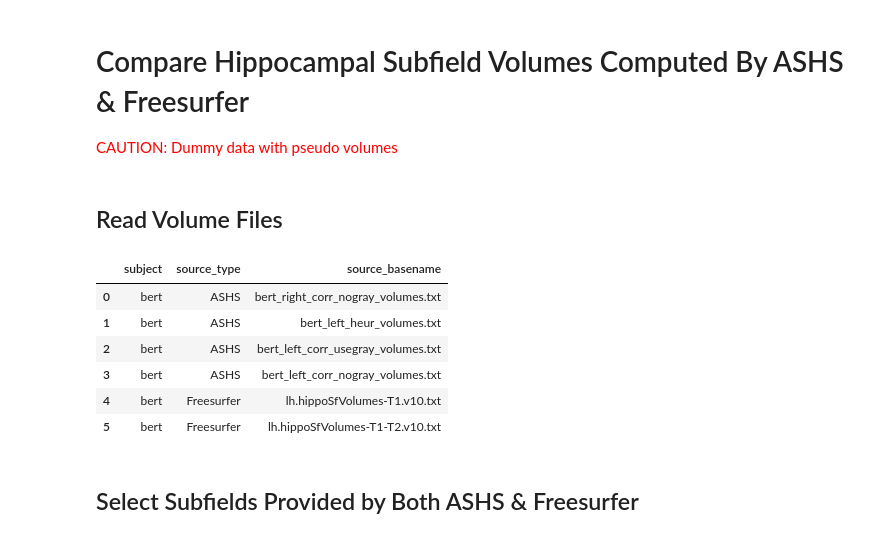
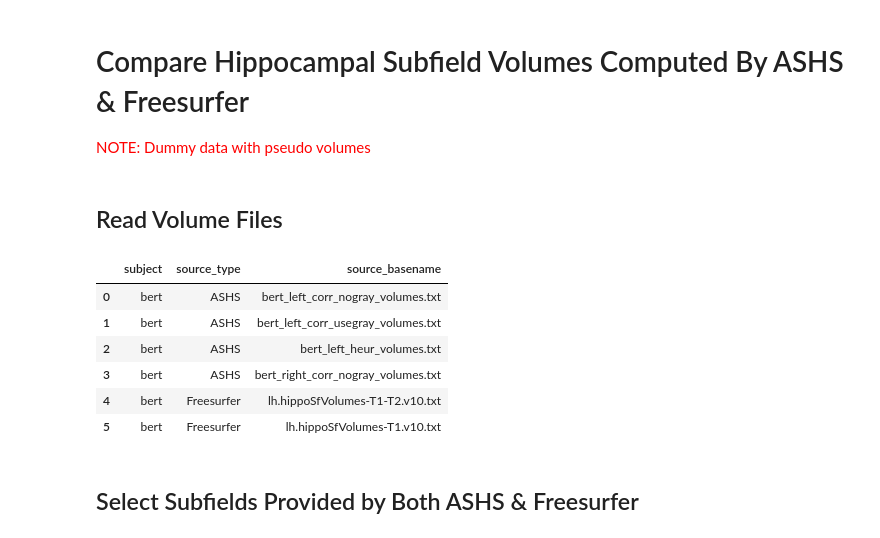
Before and after one commit to fphammerle/freesurfer-volume-reader, a Jupyter notebook: examples/compare_ashs_freesurfer_hipposf.ipynb, the cells around one changed output. Saved outputs shown, nothing was run; the diff lists cells and outputs as text; code cells hidden in the pictures.

Commit message:
examples: sort output of some cells to improve reproducibility

```diff
--- a/examples/compare_ashs_freesurfer_hipposf.ipynb
+++ b/examples/compare_ashs_freesurfer_hipposf.ipynb
@@ -1,7 +1,7 @@
 # %% [markdown]
 # Compare Hippocampal Subfield Volumes Computed By ASHS & Freesurfer
 
-<font color='red'>CAUTION: Dummy data with pseudo volumes</font>
+<font color='red'>NOTE: Dummy data with pseudo volumes</font>
 # %%
 SUBJECTS_DIR = '../tests/subjects'
 SUBJECT = 'bert'
@@ -10,30 +10,31 @@ SUBJECT = 'bert'
 # %%
 import os, pandas
 from freesurfer_volume_reader import SubfieldVolumeFile, ashs, freesurfer
 
 def read_volume_file(volume_file: SubfieldVolumeFile) -> pandas.DataFrame:
     volume_frame = volume_file.read_volumes_dataframe()
     volume_frame['source_basename'] = os.path.basename(volume_file.absolute_path)
     return volume_frame
 
 def find_read_volume_files(source_type: str, volume_type) -> pandas.DataFrame:
     volume_files = filter(lambda f: f.subject == SUBJECT, volume_type.find(SUBJECTS_DIR))
     frame = pandas.concat(map(read_volume_file, volume_files))
     frame['source_type'] = source_type
     return frame
 
 volume_frame = pandas.concat([find_read_volume_files('ASHS', ashs.HippocampalSubfieldsVolumeFile),
                               find_read_volume_files('Freesurfer', freesurfer.HippocampalSubfieldsVolumeFile)],
                              sort=False)
-volume_frame[['subject', 'source_type', 'source_basename']].drop_duplicates().reset_index(drop=True)
+volume_frame[['subject', 'source_type', 'source_basename']].drop_duplicates() \
+    .sort_values(by='source_basename').reset_index(drop=True)
 # %% [output]
 |  | subject | source_type | source_basename |
-| 0 | bert | ASHS | bert_right_corr_nogray_volumes.txt |
-| 1 | bert | ASHS | bert_left_heur_volumes.txt |
-| 2 | bert | ASHS | bert_left_corr_usegray_volumes.txt |
-| 3 | bert | ASHS | bert_left_corr_nogray_volumes.txt |
-| 4 | bert | Freesurfer | lh.hippoSfVolumes-T1.v10.txt |
-| 5 | bert | Freesurfer | lh.hippoSfVolumes-T1-T2.v10.txt |
+| 0 | bert | ASHS | bert_left_corr_nogray_volumes.txt |
+| 1 | bert | ASHS | bert_left_corr_usegray_volumes.txt |
+| 2 | bert | ASHS | bert_left_heur_volumes.txt |
+| 3 | bert | ASHS | bert_right_corr_nogray_volumes.txt |
+| 4 | bert | Freesurfer | lh.hippoSfVolumes-T1-T2.v10.txt |
+| 5 | bert | Freesurfer | lh.hippoSfVolumes-T1.v10.txt |
 # %% [markdown]
 ## Select Subfields Provided by Both ASHS & Freesurfer
 # %%
```
Also changed, not shown: parts of 1 cell of this notebook, 2 other files.
